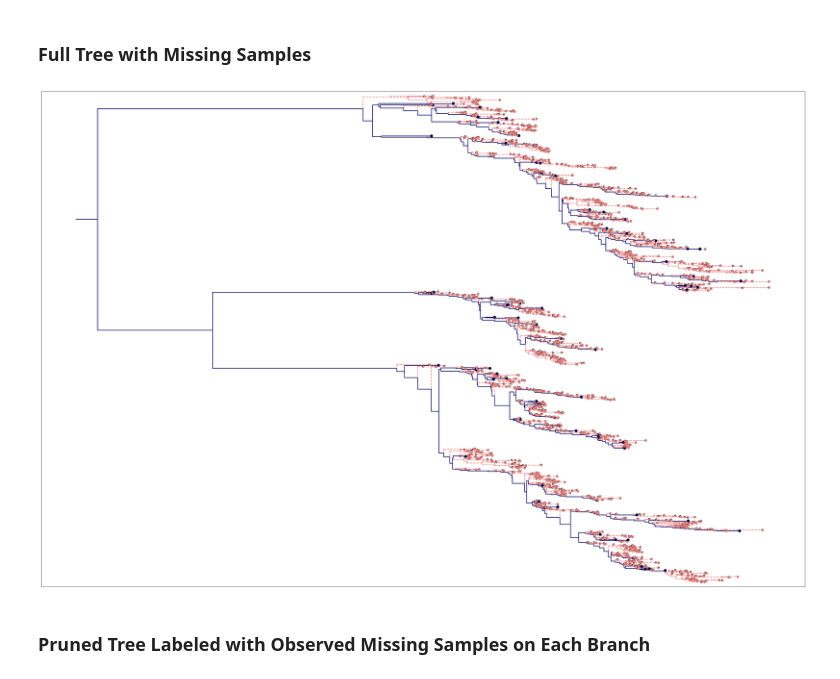
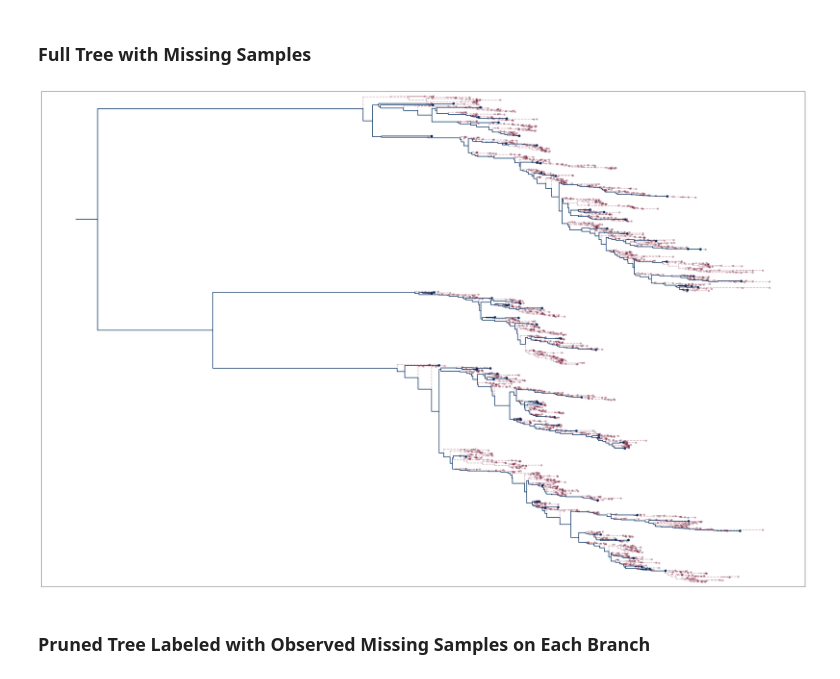
Before and after one commit to blab/unsampled, a Jupyter notebook: python-code/Tree_1.ipynb, the cells around one changed output. Drawn from its saved outputs; the diff is of its cells as text; code cells hidden in the pictures.

```diff
--- a/python-code/Tree_1.ipynb
+++ b/python-code/Tree_1.ipynb
@@ -69,11 +69,11 @@ alpha_scale_factor = 87.1
 y_ax = len(pruned_dict.get('pruned_tree').leaf_nodes())
 #colors
 cmap = mpl.cm.get_cmap('inferno') #color map for gradients
-unsamp = '#ea8281' #plotting unsampled branches color
-samp = '#020360' #plotting sampled branches
-col3 = '#c10100' #expected v observed proportions
-col4 = '#c10100'#scatter, not w/in 2.5 - 97.5th percentile
-col5 = '#90c6e4'#scatter, w/in percentile range
+unsamp = '#67001f' #'#ea8281' #plotting unsampled branches color
+samp = '#053061' #'#020360' #plotting sampled branches
+col3 = unsamp #expected v observed proportions
+col4 = samp #'#c10100'#scatter, not w/in 2.5 - 97.5th percentile
+col5 = unsamp #'#90c6e4'#scatter, w/in percentile range
 #default line type, point size, branch width
 lty = '-'
 s = 50
@@ -81,38 +81,39 @@ branchWidth=2
 # %%
 #plotted missing samples
 fig,ax = plt.subplots(figsize=(45,30),facecolor='w')
 
 for k in pruned_dict.get('full_tree').nodes(): # iterate over objects in full tree
     # positioning
     y=y_positions.get(k)
     yp = y_positions.get(k.parent_node)
     if k.edge.rootedge:
         x=0.0
     else:
         x=k.distance_from_root()
     if k.parent_node==None:
         xp=x-rt_len #draw a root of length (arbitrary)
     else:
         xp=k.parent_node.distance_from_root()
 
     # dropped tips, color, lty, size
     c = [unsamp if k.label not in pruned_labs else samp][0]
+    a = [.3 if k.label not in pruned_labs else 1][0]
     l = ['--' if k.label not in pruned_labs else '-'][0]
     sz = [30 if k.label not in pruned_labs else 50][0]
 
     if k.is_leaf(): # if leaf...
-        ax.scatter(x,y,s=sz,facecolor=c,edgecolor=c,zorder=11) # plot circle for every tip
-        ax.scatter(x,y,s=sz+0.8*sz,facecolor='k',edgecolor='none',zorder=10) # plot black circle underneath
-    ax.plot([xp,xp],[y, yp],lw=branchWidth, color=c,ls=l, zorder=9) #vertical bar plotting
-    ax.plot([xp,x], [y,y], lw=branchWidth, color=c, ls=l, zorder=9) #branch plotting
+        ax.scatter(x,y,s=sz,facecolor=c,edgecolor=c,alpha = a, zorder=11) # plot circle for every tip
+        #ax.scatter(x,y,s=sz+0.8*sz,facecolor='k',edgecolor='none', alpha = a, zorder=10) # plot black circle underneath
+    ax.plot([xp,xp],[y, yp],lw=branchWidth, color=c,ls=l, alpha = a, zorder=9) #vertical bar plotting
+    ax.plot([xp,x], [y,y], lw=branchWidth, color=c, ls=l, alpha = a, zorder=9) #branch plotting
 
 ax.set_ylim(-15, len(pruned_dict.get('full_tree').leaf_nodes()) + 15)
 ax.xaxis.set_visible(False)
 ax.yaxis.set_visible(False)
 
 plt.show()
 # %% [output]
-[figure, old version]
+[figure, new version]
 # %% [markdown]
 ### Pruned Tree Labeled with Observed Missing Samples on Each Branch
 # %%
```
Also changed, not shown: parts of 7 cells of this notebook, 2 other files.
